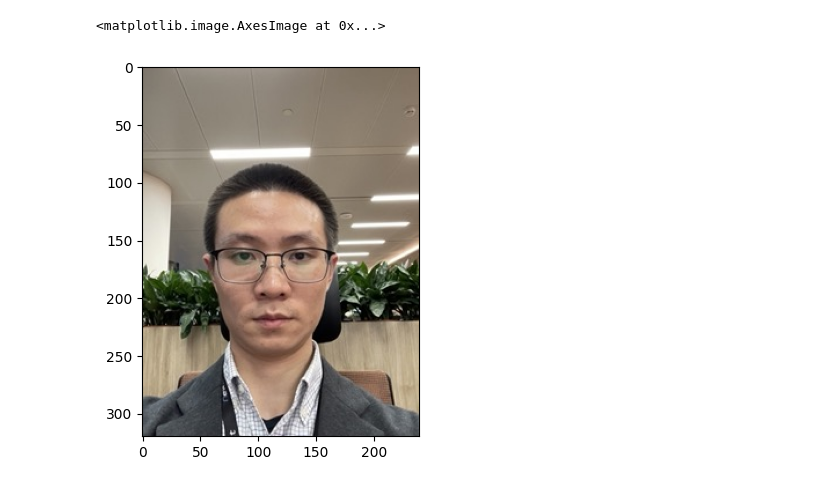
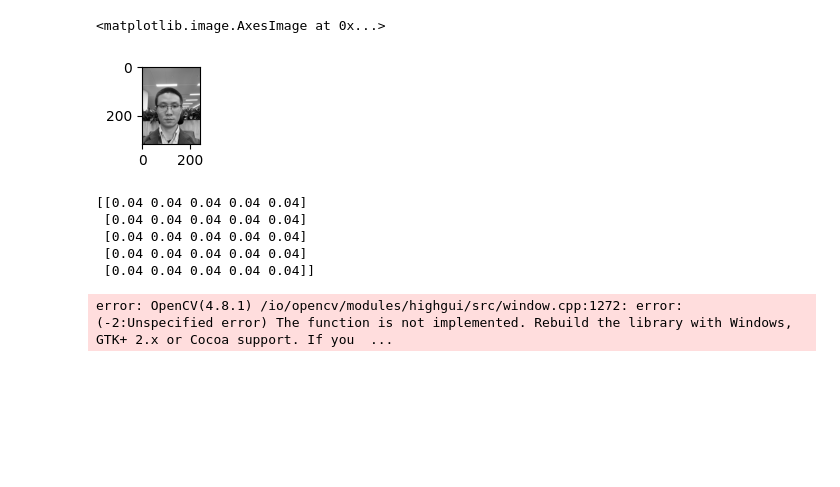
Before and after one commit to NgeKaworu/ml-demo, a Jupyter notebook: tf/image/main.ipynb, the cells around one changed output. Cells and saved outputs as stored; diff of their text form; code cells hidden in the pictures; blank space fills up the shorter version.

```diff
--- a/tf/image/main.ipynb
+++ b/tf/image/main.ipynb
@@ -1,13 +1,38 @@
 # %%
 import matplotlib.pyplot as plt
 import pylab
 import  cv2
 import numpy as np
 
-img = plt.imread("tailin.jpeg")
+img = cv2.imread("tailin.jpeg", cv2.IMREAD_GRAYSCALE)
 
+plt.figure(figsize=(1,1))
 
-plt.imshow(img)
+plt.imshow(cv2.cvtColor(img, cv2.COLOR_BGR2RGB))
 # %% [output]
 <matplotlib.image.AxesImage at 0x...>
-[figure, old version]
+[figure, new version]
+# %%
+fil = np.array([
+    [1, 0, 1],
+    [0, 1, 0],
+    [1, 0, 1]
+])
+
+kernel2 = np.ones((5, 5), np.float32) / 25
+
+print(kernel2)
+
+res = cv2.filter2D(img, -1, kernel2)
+
+plt.imshow(res)
+
+# plt.imsave("res.jpg",res)
+# pylab.show()
+# %% [output]
+[[0.04 0.04 0.04 0.04 0.04]
+ [0.04 0.04 0.04 0.04 0.04]
+ [0.04 0.04 0.04 0.04 0.04]
+ [0.04 0.04 0.04 0.04 0.04]
+ [0.04 0.04 0.04 0.04 0.04]]
+error: OpenCV(4.8.1) /io/opencv/modules/highgui/src/window.cpp:1272: error: (-2:Unspecified error) The function is not implemented. Rebuild the library with Windows, GTK+ 2.x or Cocoa support. If you  ...
```
Also changed, not shown: parts of 1 cell of this notebook, 2 other files.
